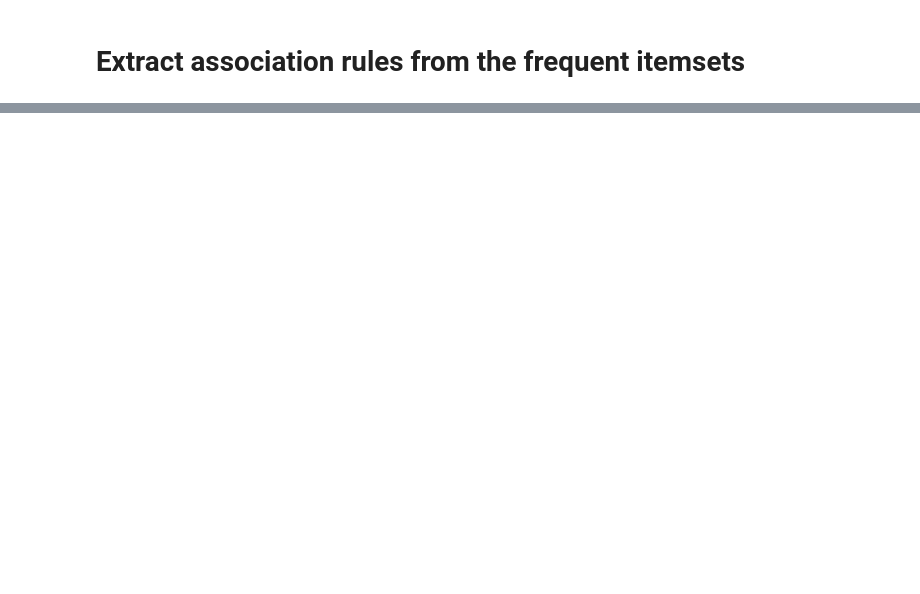
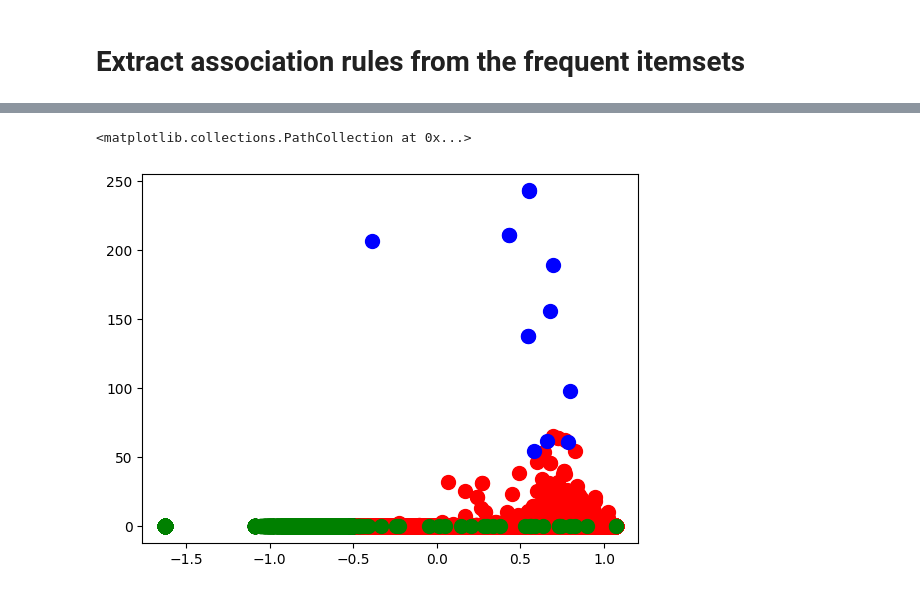
Before and after one commit to soroushfathi/DataScience_FinalProjcet, a Jupyter notebook: extract_frequent_pattern.ipynb, the cells around one changed output, grey strips where cells are left out. Cells and saved outputs as stored; diff of their text form; code cells hidden in the pictures; blank space fills up the shorter version.

```diff
--- a/extract_frequent_pattern.ipynb
+++ b/extract_frequent_pattern.ipynb
@@ -111,0 +177,10 @@ Association Rules:
+# %%
+# dataset = df.iloc[:,[1,2]].values
+# df = df.iloc[:,[2, 5, 7, 8, 17, 19]].values
+# print(df.iloc[11:13,[2, 3, 4, 5, 6, 7]].values)
+
+imputer = SimpleImputer(strategy='mean')
+df_imputed = imputer.fit_transform(df)
+
+scaler = StandardScaler()
+scaled_features = scaler.fit_transform(df_imputed)
@@ -111,0 +206,13 @@ Association Rules:
+# %%
+# 4. Cluster the data using the optimal K (assuming K=3 for this example)
+optimal_k = 3  # Replace this with the K value found from the elbow method
+kmeans = KMeans(n_clusters=optimal_k, init='k-means++', max_iter=300, n_init=10, random_state=0)
+y_kmeans = kmeans.fit_predict(scaled_features)
+# %%
+# 5. Plot the clusters
+plt.scatter(scaled_features[y_kmeans == 0, 0], scaled_features[y_kmeans == 0, 1], s=100, c='red', label='Cluster 1')
+plt.scatter(scaled_features[y_kmeans == 1, 0], scaled_features[y_kmeans == 1, 1], s=100, c='blue', label='Cluster 2')
+plt.scatter(scaled_features[y_kmeans == 2, 0], scaled_features[y_kmeans == 2, 1], s=100, c='green', label='Cluster 3')
+# %% [output]
+<matplotlib.collections.PathCollection at 0x...>
+[figure, added]
```
Also changed, not shown: parts of 16 cells of this notebook, 2 other files.
